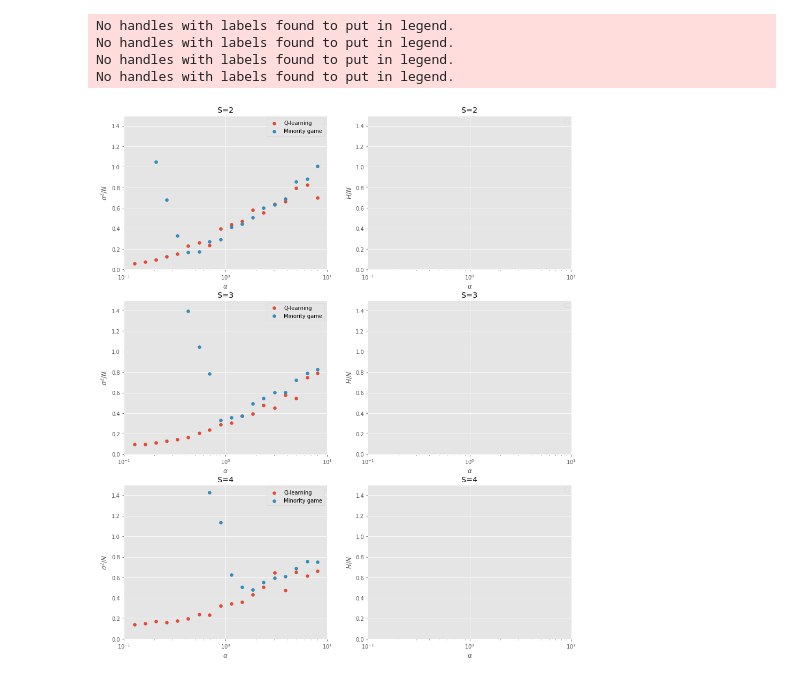
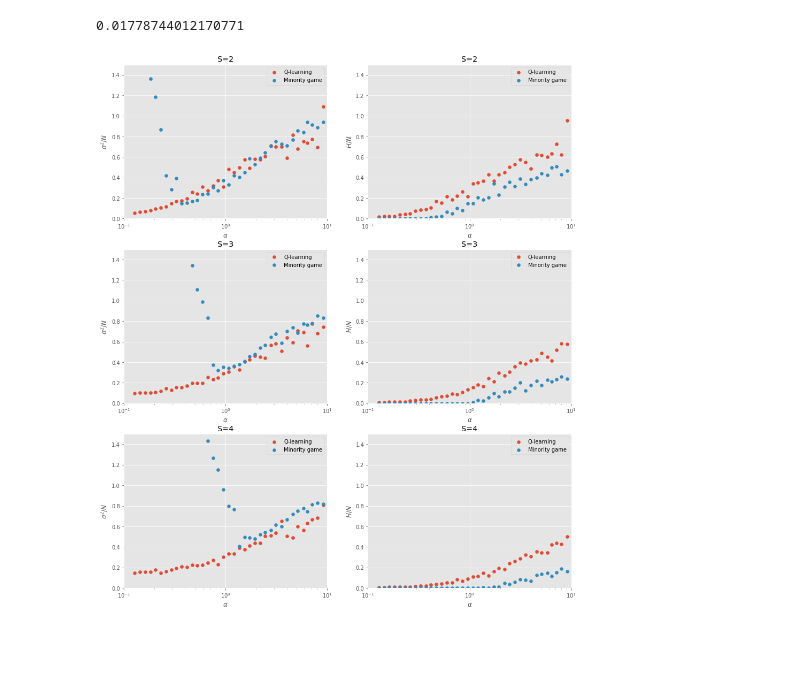
Before and after one commit to toru34/Andrecut_PRE_2001, a Jupyter notebook: notebooks/visualise_simulation_results.ipynb, the cells around one changed output. Cells and saved outputs as stored; diff of their text form; code cells hidden in the pictures; blank space fills up the shorter version.

```diff
--- a/notebooks/visualise_simulation_results.ipynb
+++ b/notebooks/visualise_simulation_results.ipynb
@@ -27,15 +22,19 @@ mg_list = np.logspace(1, 3, 40).astype(np.int32)
+# %%
+float(np.mean(df.groupby('public_information').mean()**2) / q)
+# %% [output]
+0.01778744012170771
 # %%
 fig = plt.figure(figsize=(15, 18))
 
 for i, s in enumerate([2, 3, 4]):
-    # sigma^2 / N
+    # sigma^2 / N =====
     ax = fig.add_subplot(3, 2, 2 * i + 1)
 
     # Q-learning agents
     xs, ys = [], []
     mg = 0
     for q in q_list:
-        file_path = f'../results/q{q:03d}m{mg:03d}s{s}_step{100000}.csv'
+        file_path = f'../results/q{q:04d}mg{mg:04d}s{s}.csv'
         df = pd.read_csv(file_path)
 
         sigma = np.sqrt(np.mean(df.excess_demand**2))
@@ -49,7 +48,7 @@ for i, s in enumerate([2, 3, 4]):
     xs, ys = [], []
     q = 0
     for mg in mg_list:
-        file_path = f'../results/q{q:03d}m{mg:03d}s{s}_step{100000}.csv'
+        file_path = f'../results/q{q:04d}mg{mg:04d}s{s}.csv'
         df = pd.read_csv(file_path)
 
         sigma = np.sqrt(np.mean(df.excess_demand**2))
@@ -66,36 +65,56 @@ for i, s in enumerate([2, 3, 4]):
     ax.set_xscale('log')
     ax.set_xlim(0.1, 10)
     ax.set_ylim(0.0, 1.5)
     ax.set_xticks([0.1, 1.0, 10.0])
 
-    # H / N
+    # H / N =====
     ax = fig.add_subplot(3, 2, 2 * i + 2)
 
     # Q-learning agents
     xs, ys = [], []
+    mg = 0
+    for q in q_list:
+        file_path = f'../results/q{q:04d}mg{mg:04d}s{s}.csv'
+        df = pd.read_csv(file_path)
+
+        h = float(np.mean(df.groupby('public_information').mean()**2))
+
+        xs.append(n_public_information_patterns / q)
+        ys.append(h / q)
+
+    ax.scatter(xs, ys, label='Q-learning')
 
     # Minority game agents
     xs, ys = [], []
+    q = 0
+    for mg in mg_list:
+        file_path = f'../results/q{q:04d}mg{mg:04d}s{s}.csv'
+        df = pd.read_csv(file_path)
+
+        h = float(np.mean(df.groupby('public_information').mean()**2))
+
+        xs.append(n_public_information_patterns / mg)
+        ys.append(h / mg)
+
+    ax.scatter(xs, ys, label='Minority game')
 
     ax.set_title(f'S={s}')
     ax.legend()
 
     ax.set_xlabel(r'$\alpha$')
     ax.set_ylabel(r'$H / N$')
 
     ax.set_xscale('log')
 
     ax.set_xlim(0.1, 1.0)
     ax.set_ylim(0.0, 1.5)
 
     ax.set_xticks([0.1, 1.0, 10])
 
 plt.legend()
 
+plt.savefig('../figures/result.png')
+
 plt.show()
 # %% [output]
-No handles with labels found to put in legend.
-No handles with labels found to put in legend.
-No handles with labels found to put in legend.
-No handles with labels found to put in legend.
-[figure, old version]
+[figure, new version]
```
Also changed, not shown: parts of 2 cells of this notebook, 3 other files.
